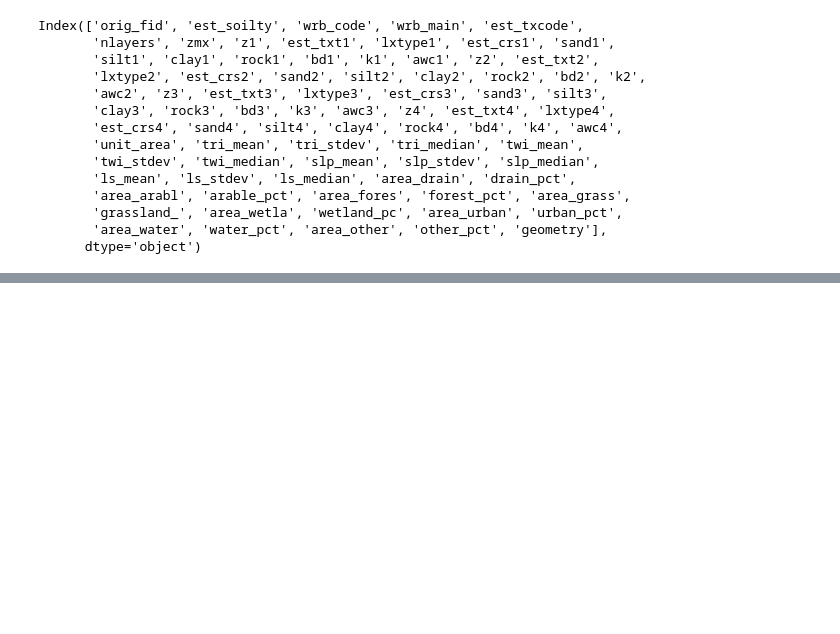
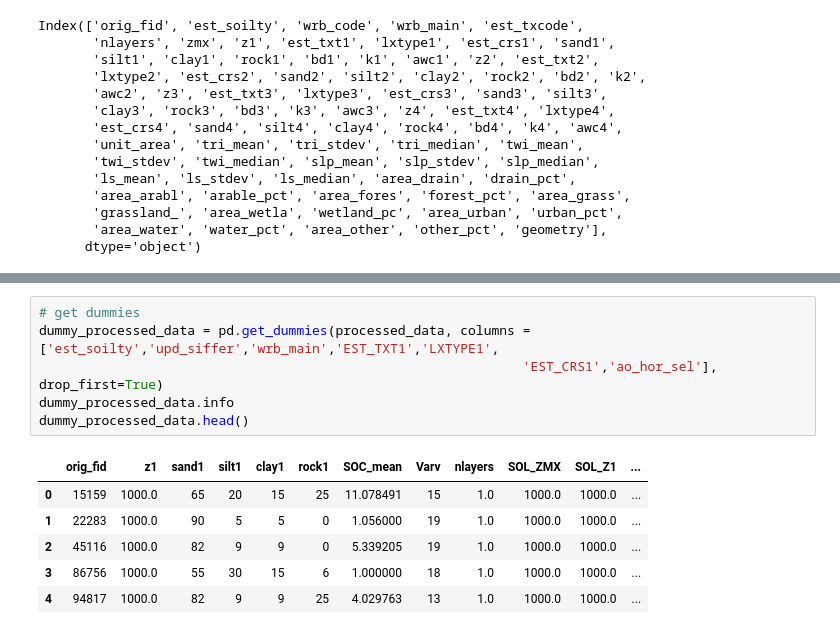
Before and after one commit to Yusif99/thesis, a Jupyter notebook: thesis_Yusif.ipynb, the cells around one changed output, grey strips where cells are left out. Drawn from its saved outputs; the diff is of its cells as text; blank space fills up the shorter version.

```diff
--- a/thesis_Yusif.ipynb
+++ b/thesis_Yusif.ipynb
@@ -49,0 +220,13 @@ Index(['orig_fid', 'est_soilty', 'wrb_code', 'wrb_main', 'est_txcode',
+# %%
+# get dummies
+dummy_processed_data = pd.get_dummies(processed_data, columns = ['est_soilty','upd_siffer','wrb_main','EST_TXT1','LXTYPE1',
+                                                              'EST_CRS1','ao_hor_sel'], drop_first=True)
+dummy_processed_data.info
+dummy_processed_data.head()
+# %% [output]
+|  | orig_fid | z1 | sand1 | silt1 | clay1 | rock1 | SOC_mean | Varv | nlayers | SOL_ZMX | SOL_Z1 | ... |
+| 0 | 15159 | 1000.0 | 65 | 20 | 15 | 25 | 11.078491 | 15 | 1.0 | 1000.0 | 1000.0 | ... |
+| 1 | 22283 | 1000.0 | 90 | 5 | 5 | 0 | 1.056000 | 19 | 1.0 | 1000.0 | 1000.0 | ... |
+| 2 | 45116 | 1000.0 | 82 | 9 | 9 | 0 | 5.339205 | 19 | 1.0 | 1000.0 | 1000.0 | ... |
+| 3 | 86756 | 1000.0 | 55 | 30 | 15 | 6 | 1.000000 | 18 | 1.0 | 1000.0 | 1000.0 | ... |
+| 4 | 94817 | 1000.0 | 82 | 9 | 9 | 25 | 4.029763 | 13 | 1.0 | 1000.0 | 1000.0 | ... |
```
Also changed, not shown: parts of 36 cells of this notebook.
